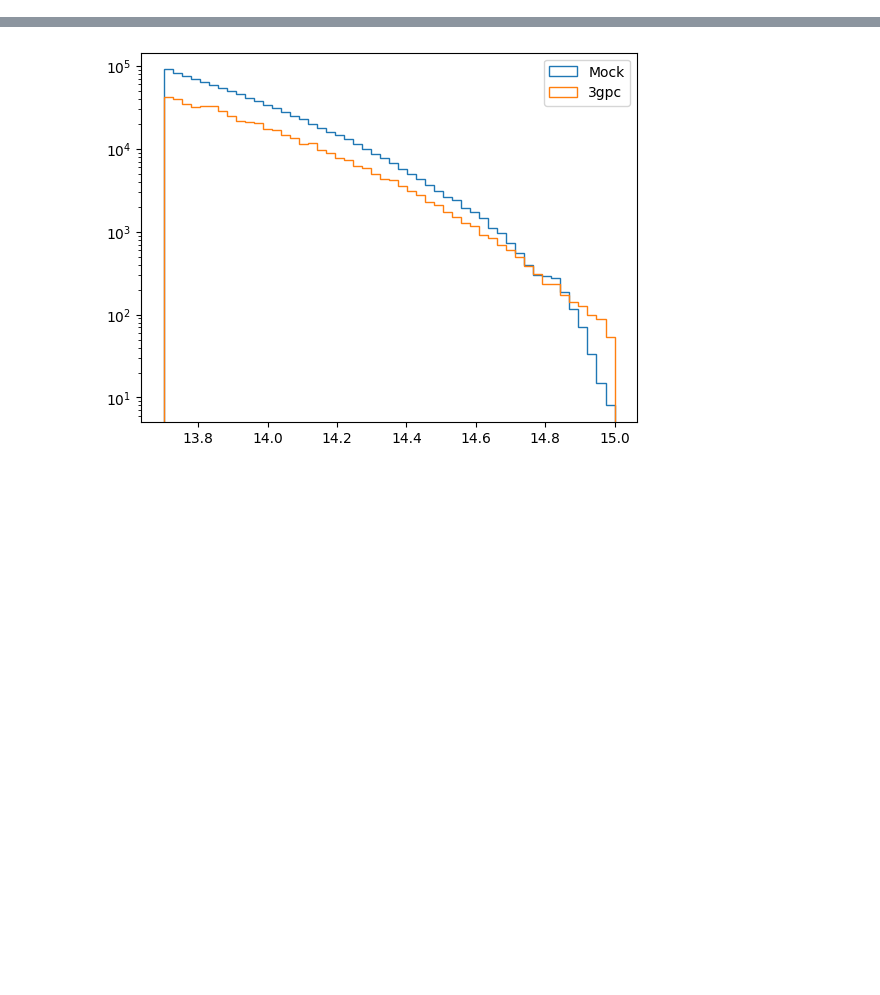
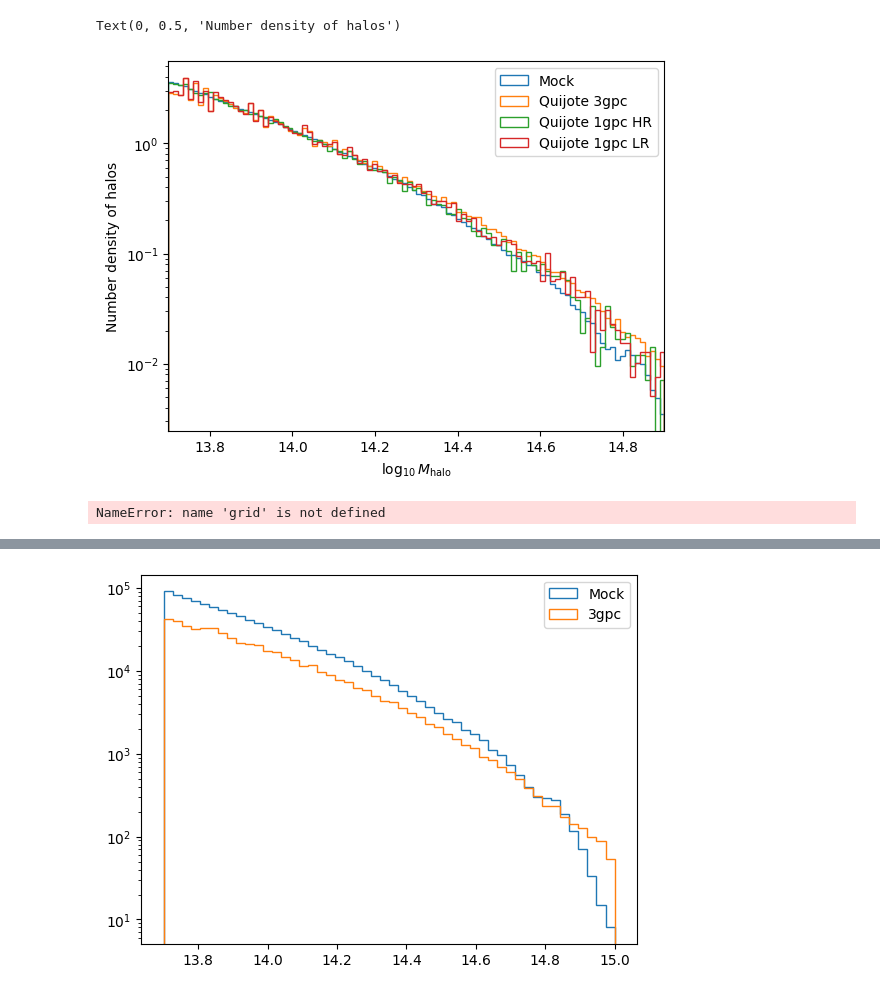
Before and after one commit to shivampcosmo/CHARM, a Jupyter notebook: notebooks/test_3gpc_mass_vel_charm.ipynb, the cells around one changed output, grey strips where cells are left out. Drawn from its saved outputs; the diff is of its cells as text; code cells hidden in the pictures; blank space fills up the shorter version.

```diff
--- a/notebooks/test_3gpc_mass_vel_charm.ipynb
+++ b/notebooks/test_3gpc_mass_vel_charm.ipynb
@@ -548,0 +550,46 @@ Text(0, 0.5, 'P(k)')
+# %%
+pl.figure()
+_ = pl.hist(lgMass_mock, bins=100, histtype='step', label='Mock', range=(13.7, 14.9), density=True)
+_ = pl.hist(lgMass_quijote_3gpc, bins=100, histtype='step', label='Quijote 3gpc', range=(13.7, 14.9), density=True)
+_ = pl.hist(lgMass_quijote_1gpc_HR, bins=100, histtype='step', label='Quijote 1gpc HR', range=(13.7, 14.9), density=True)
+_ = pl.hist(lgMass_quijote_1gpc_LR, bins=100, histtype='step', label='Quijote 1gpc LR', range=(13.7, 14.9), density=True)
+pl.legend()
+pl.yscale('log')
+pl.xlim(13.7, 14.9)
+pl.xlabel(r'$\log_{10} M_{\rm halo}$')
+pl.ylabel('Number density of halos')
+# %% [output]
+Text(0, 0.5, 'Number density of halos')
+[figure, added]
+# %%
+snapnum = 3
+snapdir = '/mnt/home/fvillaescusa/ceph/Quijote/Matt/Sims/fiducial/Rockstar'
+# Pk_quijote_3gpc = get_Pk_quijote(snap_dir_3gpc, snapnum, grid = 384, BoxSize = 3000.0)
+
+rockstar = np.loadtxt(snapdir + '/out_' + str(snapnum) + '_pid.list')
+with open(snapdir + '/out_' + str(snapnum) + '_pid.list', 'r') as f:
+    lines = f.readlines()
+header = lines[0].split()
+# get the properties of the halos
+pos_h_truth = rockstar[:,header.index('X'):header.index('Z')+1]
+index_M = header.index('M200c')
+mass_truth = rockstar[:,index_M]  #Halo masses in Msun/h
+
+index_pid = header.index('PID')
+id_halo = np.where(rockstar[:,index_pid] == -1)[0]
+
+pos_h_truth = pos_h_truth[id_halo]
+mass_truth = mass_truth[id_halo]
+
+lgMass_truth = np.log10(mass_truth).astype(np.float32)
+
+indsel = np.where(mass_truth > 10**(lgMmin))[0]
+pos_h_truth = pos_h_truth[indsel].astype(np.float32)
+lgMass_truth = lgMass_truth[indsel]
+
+mesh_truth = np.zeros((grid, grid, grid), dtype=np.float32)
+MASL.MA(pos_h_truth, mesh_truth, BoxSize, MAS)
+mesh_truth /= np.mean(mesh_truth, dtype=np.float32);  mesh_truth -= 1.0
+Pk_truth = PKL.Pk(mesh_truth, BoxSize, axis=0, MAS=None)
+# %% [output]
+NameError: name 'grid' is not defined
```
Also changed, not shown: parts of 8 cells of this notebook, 1 other file.
